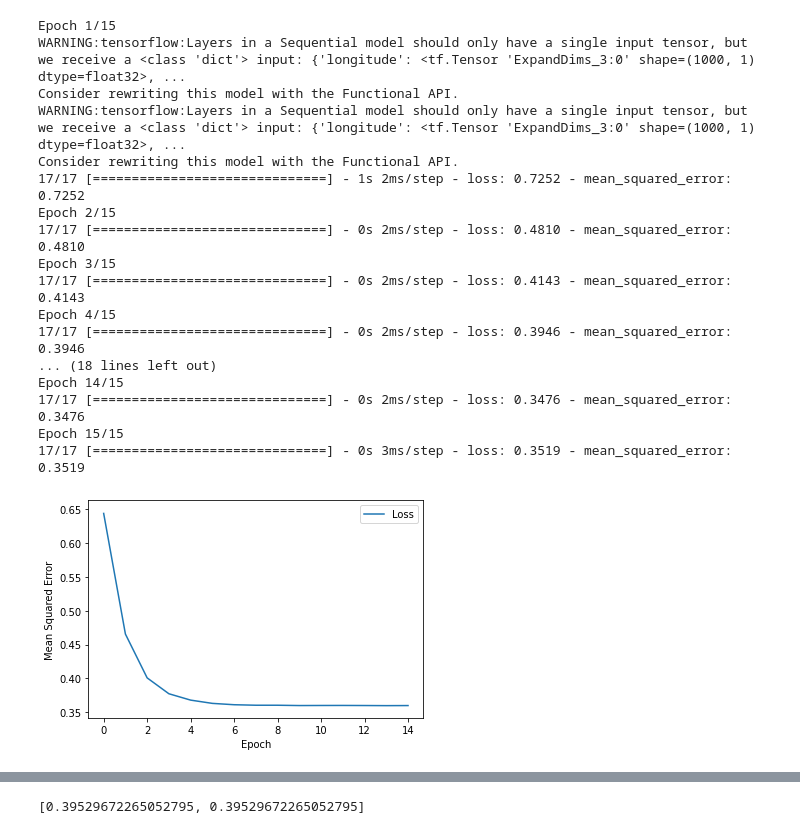
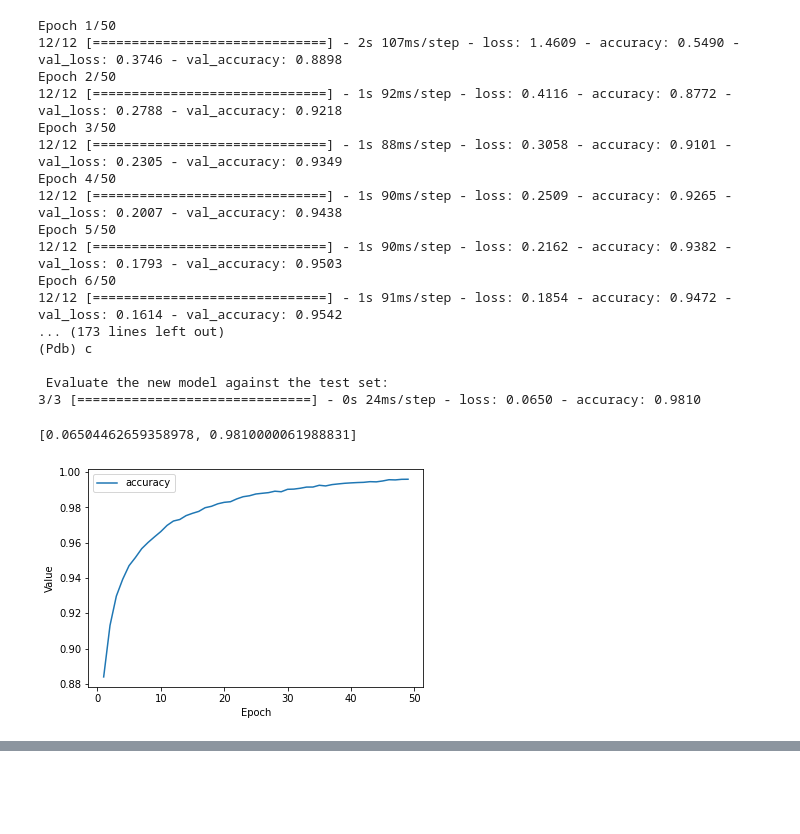
Before and after one commit to swimbeginner/TensorFlow2, a Jupyter notebook: NeuralNet_12262020.ipynb, the cells around one changed output, grey strips where cells are left out. Saved outputs shown, nothing was run; the diff lists cells and outputs as text; code cells hidden in the pictures; blank space fills up the shorter version.

```diff
--- a/NeuralNet_12262020.ipynb
+++ b/NeuralNet_12262020.ipynb
@@ -159,0 +19,2 @@ tf.keras.layers.Dense?
+# %%
+(x_train, y_train),(x_test, y_test) = tf.keras.datasets.mnist.load_data()
@@ -159,0 +47,4 @@ tf.keras.layers.Dense?
+# %%
+x_train_normalized = x_train/255.0
+x_test_normalized  = x_test/255.0
+print(x_train_normalized[2900][10]) # Output a normalized row
@@ -159,0 +54,10 @@ tf.keras.layers.Dense?
+# %%
+def plot_curve(epochs, hist, list_of_metrics):
+  plt.figure()
+  plt.xlabel("Epoch")
+  plt.ylabel("Value")
+  for m in list_of_metrics:
+    x=hist[m]
+    plt.plot(epochs[1:],x[1:],label=m)
+  plt.legend()
+print("load the plot_curve functions.")
@@ -160,37 +121,41 @@ tf.keras.layers.Dense?
 # %%
 # The following variables are the hyperparameters.
-learning_rate = 0.01
-epochs = 15
-batch_size = 1000
-label_name = "median_house_value"
+learning_rate = 0.003
+epochs = 50
+batch_size = 4000
+validation_split = 0.2
 
 # Establish the model's topography.
-my_model = create_model(learning_rate, my_feature_layer)
+my_model = create_model(learning_rate)
 
 # Train the model on the normalized training set.
-epochs, mse = train_model(my_model, train_df_norm, epochs, batch_size, label_name)
-plot_the_loss_curve(epochs, mse)
+epochs, hist = train_model(my_model, x_train_normalized, y_train,
+                           epochs, batch_size, validation_split)
 
-test_features = {name:np.array(value) for name, value in test_df_norm.items()}
-test_label = np.array(test_features.pop(label_name)) # isolate the label
-print("\n Evaluate the linear regression model against the test set:")
-my_model.evaluate(x = test_features, y = test_label, batch_size=batch_size)
+# Plot a graph of the metric vs. epochs.
+list_of_metrics_to_plot = ['accuracy']
+plot_curve(epochs, hist, list_of_metrics_to_plot)
+
+# Evaluate against the test set.
+print("\n Evaluate the new model against the test set:")
+my_model.evaluate(x=x_test_normalized, y=y_test, batch_size=batch_size)
 # %% [output]
-Epoch 1/15
-WARNING:tensorflow:Layers in a Sequential model should only have a single input tensor, but we receive a <class 'dict'> input: {'longitude': <tf.Tensor 'ExpandDims_3:0' shape=(1000, 1) dtype=float32>, ...
-Consider rewriting this model with the Functional API.
-WARNING:tensorflow:Layers in a Sequential model should only have a single input tensor, but we receive a <class 'dict'> input: {'longitude': <tf.Tensor 'ExpandDims_3:0' shape=(1000, 1) dtype=float32>, ...
-Consider rewriting this model with the Functional API.
-17/17 [==============================] - 1s 2ms/step - loss: 0.7252 - mean_squared_error: 0.7252
-Epoch 2/15
-17/17 [==============================] - 0s 2ms/step - loss: 0.4810 - mean_squared_error: 0.4810
-Epoch 3/15
-17/17 [==============================] - 0s 2ms/step - loss: 0.4143 - mean_squared_error: 0.4143
-Epoch 4/15
-17/17 [==============================] - 0s 2ms/step - loss: 0.3946 - mean_squared_error: 0.3946
-... (18 lines left out)
-Epoch 14/15
-17/17 [==============================] - 0s 2ms/step - loss: 0.3476 - mean_squared_error: 0.3476
-Epoch 15/15
-17/17 [==============================] - 0s 3ms/step - loss: 0.3519 - mean_squared_error: 0.3519
+Epoch 1/50
+12/12 [==============================] - 2s 107ms/step - loss: 1.4609 - accuracy: 0.5490 - val_loss: 0.3746 - val_accuracy: 0.8898
+Epoch 2/50
+12/12 [==============================] - 1s 92ms/step - loss: 0.4116 - accuracy: 0.8772 - val_loss: 0.2788 - val_accuracy: 0.9218
+Epoch 3/50
+12/12 [==============================] - 1s 88ms/step - loss: 0.3058 - accuracy: 0.9101 - val_loss: 0.2305 - val_accuracy: 0.9349
+Epoch 4/50
+12/12 [==============================] - 1s 90ms/step - loss: 0.2509 - accuracy: 0.9265 - val_loss: 0.2007 - val_accuracy: 0.9438
+Epoch 5/50
+12/12 [==============================] - 1s 90ms/step - loss: 0.2162 - accuracy: 0.9382 - val_loss: 0.1793 - val_accuracy: 0.9503
+Epoch 6/50
+12/12 [==============================] - 1s 91ms/step - loss: 0.1854 - accuracy: 0.9472 - val_loss: 0.1614 - val_accuracy: 0.9542
+... (173 lines left out)
+(Pdb) c
+
+ Evaluate the new model against the test set:
+3/3 [==============================] - 0s 24ms/step - loss: 0.0650 - accuracy: 0.9810
+[0.06504462659358978, 0.9810000061988831]
-[figure, old version]
+[figure, new version]
@@ -201 +161,0 @@ Consider rewriting this model with the Functional API.
-[0.39529672265052795, 0.39529672265052795]
```
Also changed, not shown: parts of 25 cells of this notebook.
